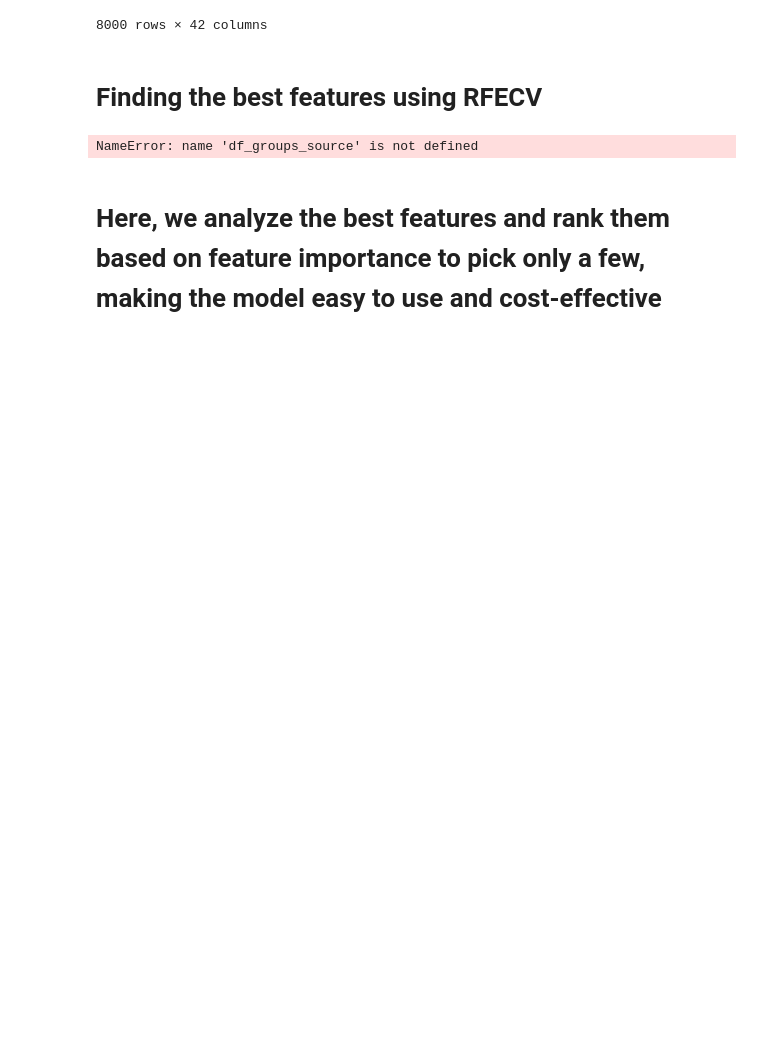
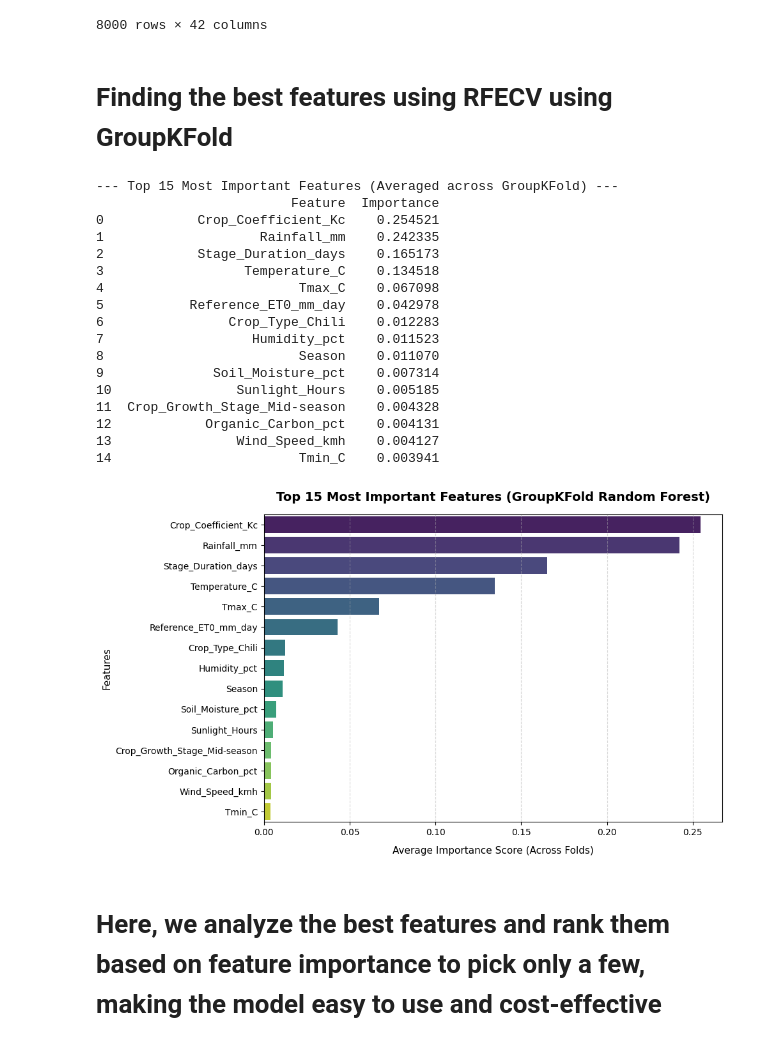
Before and after one commit to ShabeebMhd/Irrigation-water-requirement-prediction, a Jupyter notebook: Preprocessing/Corrected_Irrigation water requirement prediction.ipynb, the cells around one changed output. Drawn from its saved outputs; the diff is of its cells as text; code cells hidden in the pictures; blank space fills up the shorter version.

```diff
--- a/Preprocessing/Corrected_Irrigation water requirement prediction.ipynb
+++ b/Preprocessing/Corrected_Irrigation water requirement prediction.ipynb
@@ -792,7 +792,7 @@ X_train_final
 | 9999 | 1.731292 | 1.030464 | -0.073793 | -1.476967 | -0.676027 | -1.196804 | ... |
 8000 rows × 42 columns
 # %% [markdown]
-# Finding the best features using RFECV
+# Finding the best features using RFECV using GroupKFold
 # %%
 from sklearn.ensemble import RandomForestRegressor
 from sklearn.model_selection import GroupKFold
@@ -808,7 +808,7 @@ importance_scores = np.zeros(len(feature_names))
 
 # 2. RUN THE CROSS-VALIDATION LOOP
 # 'df_raw' or your original dataframe containing the 'Field_Cycle_ID' column
-groups = df_groups_source['Field_Cycle_ID']
+groups = df.loc[X_train_scaled.index, 'Field_Cycle_ID']
 
 for train_idx, val_idx in gkf.split(X_train_scaled, y_train, groups=groups):
     # Split the data for the current fold
@@ -831,34 +831,51 @@ importance_df = pd.DataFrame({
     'Importance': average_importance
 }).sort_values(by='Importance', ascending=False).reset_index(drop=True)
 
 print("--- Top 15 Most Important Features (Averaged across GroupKFold) ---")
 print(importance_df.head(15))
 
 # =====================================================================
 # 4. PLOT THE TOP 15 FEATURE IMPORTANCE
 # =====================================================================
 top_15_importance = importance_df.head(15)
 
 plt.figure(figsize=(10, 6))
 
 sns.barplot(
     x='Importance',
     y='Feature',
     data=top_15_importance,
     palette='viridis',
     hue='Feature',
     legend=False
 )
 
 plt.title('Top 15 Most Important Features (GroupKFold Random Forest)', fontsize=14, fontweight='bold', pad=15)
 plt.xlabel('Average Importance Score (Across Folds)', fontsize=11, labelpad=10)
 plt.ylabel('Features', fontsize=11)
 plt.grid(axis='x', linestyle='--', alpha=0.5)
 
 plt.tight_layout()
 plt.show()
 # %% [output]
-NameError: name 'df_groups_source' is not defined
+--- Top 15 Most Important Features (Averaged across GroupKFold) ---
+                         Feature  Importance
+0            Crop_Coefficient_Kc    0.254521
+1                    Rainfall_mm    0.242335
+2            Stage_Duration_days    0.165173
+3                  Temperature_C    0.134518
+4                         Tmax_C    0.067098
+5           Reference_ET0_mm_day    0.042978
+6                Crop_Type_Chili    0.012283
+7                   Humidity_pct    0.011523
+8                         Season    0.011070
+9              Soil_Moisture_pct    0.007314
+10                Sunlight_Hours    0.005185
+11  Crop_Growth_Stage_Mid-season    0.004328
+12            Organic_Carbon_pct    0.004131
+13                Wind_Speed_kmh    0.004127
+14                        Tmin_C    0.003941
+[figure, added]
 # %% [markdown]
 # Here, we analyze the best features and rank them based on feature importance to pick only a few, making the model easy to use and  cost-effective
 # %%
```
Also changed, not shown: parts of 10 cells of this notebook.
